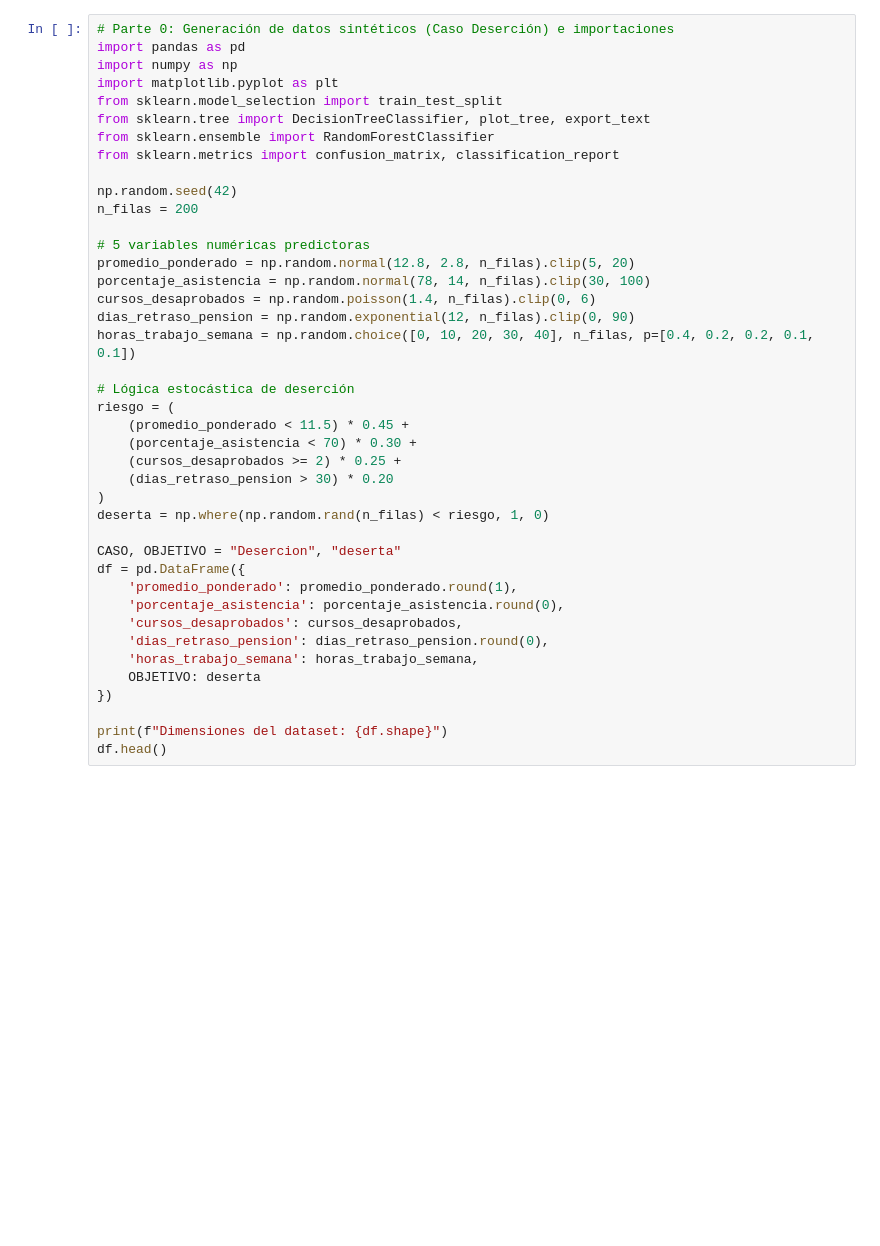
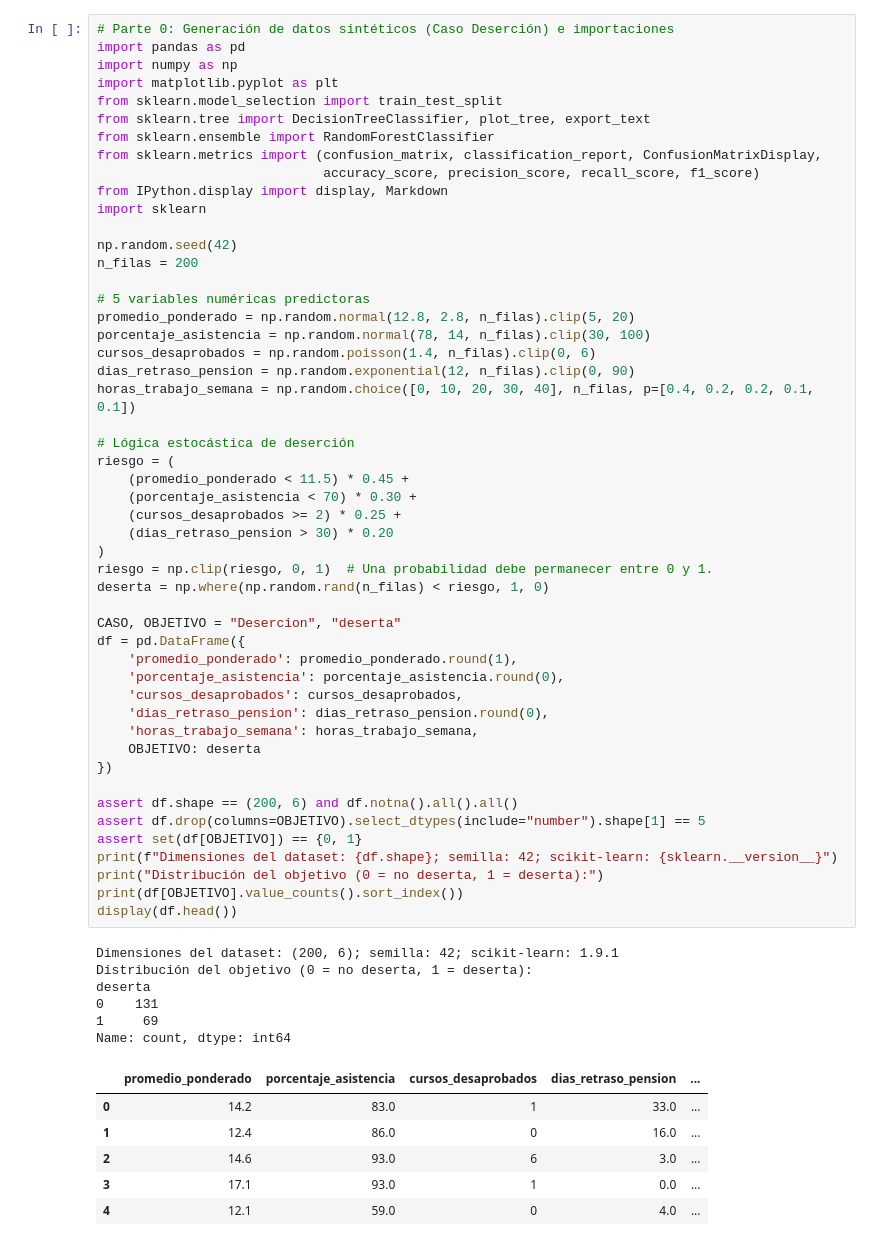
Before and after one commit to Matheuu17/simulator-agente-sem10, a Jupyter notebook: Caso.ipynb, the cells around one changed output. Drawn from its saved outputs; the diff is of its cells as text; blank space fills up the shorter version.

```diff
--- a/Caso.ipynb
+++ b/Caso.ipynb
@@ -58,39 +173,61 @@ import matplotlib.pyplot as plt
 from sklearn.model_selection import train_test_split
 from sklearn.tree import DecisionTreeClassifier, plot_tree, export_text
 from sklearn.ensemble import RandomForestClassifier
-from sklearn.metrics import confusion_matrix, classification_report
+from sklearn.metrics import (confusion_matrix, classification_report, ConfusionMatrixDisplay,
+                             accuracy_score, precision_score, recall_score, f1_score)
+from IPython.display import display, Markdown
+import sklearn
 
 np.random.seed(42)
 n_filas = 200
 
 # 5 variables numéricas predictoras
 promedio_ponderado = np.random.normal(12.8, 2.8, n_filas).clip(5, 20)
 porcentaje_asistencia = np.random.normal(78, 14, n_filas).clip(30, 100)
 cursos_desaprobados = np.random.poisson(1.4, n_filas).clip(0, 6)
 dias_retraso_pension = np.random.exponential(12, n_filas).clip(0, 90)
 horas_trabajo_semana = np.random.choice([0, 10, 20, 30, 40], n_filas, p=[0.4, 0.2, 0.2, 0.1, 0.1])
 
 # Lógica estocástica de deserción
 riesgo = (
     (promedio_ponderado < 11.5) * 0.45 +
     (porcentaje_asistencia < 70) * 0.30 +
     (cursos_desaprobados >= 2) * 0.25 +
     (dias_retraso_pension > 30) * 0.20
 )
+riesgo = np.clip(riesgo, 0, 1)  # Una probabilidad debe permanecer entre 0 y 1.
 deserta = np.where(np.random.rand(n_filas) < riesgo, 1, 0)
 
 CASO, OBJETIVO = "Desercion", "deserta"
 df = pd.DataFrame({
     'promedio_ponderado': promedio_ponderado.round(1),
     'porcentaje_asistencia': porcentaje_asistencia.round(0),
     'cursos_desaprobados': cursos_desaprobados,
     'dias_retraso_pension': dias_retraso_pension.round(0),
     'horas_trabajo_semana': horas_trabajo_semana,
     OBJETIVO: deserta
 })
 
-print(f"Dimensiones del dataset: {df.shape}")
-df.head()
+assert df.shape == (200, 6) and df.notna().all().all()
+assert df.drop(columns=OBJETIVO).select_dtypes(include="number").shape[1] == 5
+assert set(df[OBJETIVO]) == {0, 1}
+print(f"Dimensiones del dataset: {df.shape}; semilla: 42; scikit-learn: {sklearn.__version__}")
+print("Distribución del objetivo (0 = no deserta, 1 = deserta):")
+print(df[OBJETIVO].value_counts().sort_index())
+display(df.head())
+# %% [output]
+Dimensiones del dataset: (200, 6); semilla: 42; scikit-learn: 1.9.1
+Distribución del objetivo (0 = no deserta, 1 = deserta):
+deserta
+0    131
+1     69
+Name: count, dtype: int64
+|  | promedio_ponderado | porcentaje_asistencia | cursos_desaprobados | dias_retraso_pension | ... |
+| 0 | 14.2 | 83.0 | 1 | 33.0 | ... |
+| 1 | 12.4 | 86.0 | 0 | 16.0 | ... |
+| 2 | 14.6 | 93.0 | 6 | 3.0 | ... |
+| 3 | 17.1 | 93.0 | 1 | 0.0 | ... |
+| 4 | 12.1 | 59.0 | 0 | 4.0 | ... |
 # %%
 # Parte 2: Tu árbol en Python
 X = df.drop(columns=OBJETIVO)
```
Also changed, not shown: parts of 9 cells of this notebook, 1 other file.
